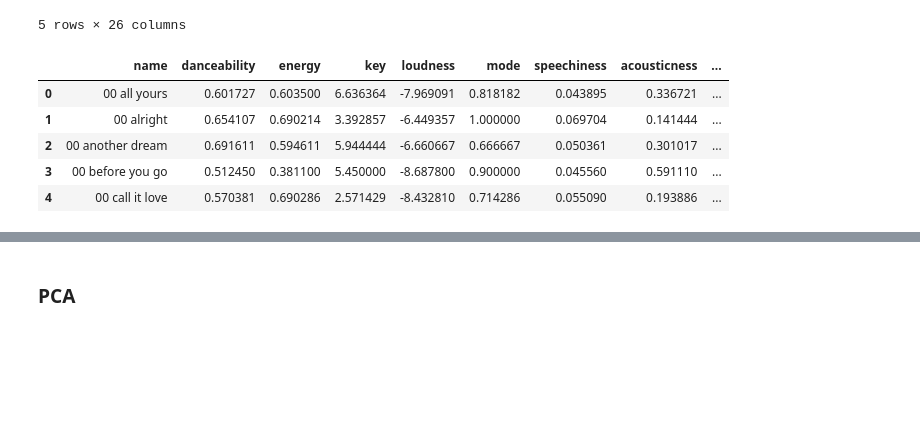
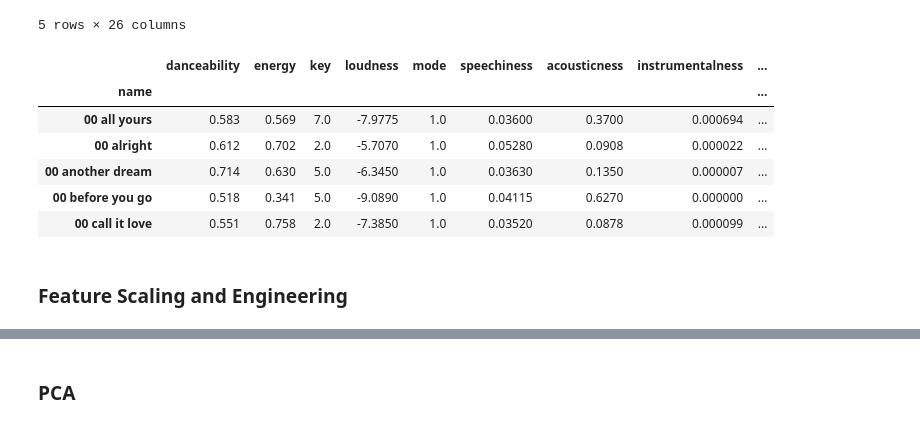
Before and after one commit to nightrainlily/turntable, a Jupyter notebook: main.ipynb, the cells around one changed output, grey strips where cells are left out. Drawn from its saved outputs; the diff is of its cells as text; code cells hidden in the pictures; blank space fills up the shorter version.

```diff
--- a/main.ipynb
+++ b/main.ipynb
@@ -246,12 +225,13 @@ songs_features.head()
 | 4 | 00 another dream | [0uQo0HbOwXdPRGlNyFqGKi, 3UY4s7F4... | [You Never Knew, Haircut, Touchin... | 538ZY5ILCTT6PxqytGgkYH | https://image-cdn-ak.spotifycdn.c... | (1HfsmNlg8xxhOr9N2i4Q0n, Touching... | Touching Yourself | 1HfsmNlg8xxhOr9N2i4Q0n | 0.714 | ... |
 5 rows × 26 columns
 # %%
-playlist_features = songs_features[['name', 'danceability', 'energy', 'key', 'loudness', 'mode', 'speechiness', 'acousticness', 'instrumentalness', 'liveness', 'valence', 'tempo']].groupby('name').mean().reset_index()
+playlist_features = songs_features[['name', 'danceability', 'energy', 'key', 'loudness', 'mode', 'speechiness', 'acousticness', 'instrumentalness', 'liveness', 'valence', 'tempo']].groupby('name').median()
 playlist_features.head()
 # %% [output]
-|  | name | danceability | energy | key | loudness | mode | speechiness | acousticness | ... |
-| 0 | 00 all yours | 0.601727 | 0.603500 | 6.636364 | -7.969091 | 0.818182 | 0.043895 | 0.336721 | ... |
-| 1 | 00 alright | 0.654107 | 0.690214 | 3.392857 | -6.449357 | 1.000000 | 0.069704 | 0.141444 | ... |
-| 2 | 00 another dream | 0.691611 | 0.594611 | 5.944444 | -6.660667 | 0.666667 | 0.050361 | 0.301017 | ... |
-| 3 | 00 before you go | 0.512450 | 0.381100 | 5.450000 | -8.687800 | 0.900000 | 0.045560 | 0.591110 | ... |
-| 4 | 00 call it love | 0.570381 | 0.690286 | 2.571429 | -8.432810 | 0.714286 | 0.055090 | 0.193886 | ... |
+|  | danceability | energy | key | loudness | mode | speechiness | acousticness | instrumentalness | ... |
+| name |  |  |  |  |  |  |  |  | ... |
+| 00 all yours | 0.583 | 0.569 | 7.0 | -7.9775 | 1.0 | 0.03600 | 0.3700 | 0.000694 | ... |
+| 00 alright | 0.612 | 0.702 | 2.0 | -5.7070 | 1.0 | 0.05280 | 0.0908 | 0.000022 | ... |
+| 00 another dream | 0.714 | 0.630 | 5.0 | -6.3450 | 1.0 | 0.03630 | 0.1350 | 0.000007 | ... |
+| 00 before you go | 0.518 | 0.341 | 5.0 | -9.0890 | 1.0 | 0.04115 | 0.6270 | 0.000000 | ... |
+| 00 call it love | 0.551 | 0.758 | 2.0 | -7.3850 | 1.0 | 0.03520 | 0.0878 | 0.000099 | ... |
@@ -267,0 +242,2 @@ features.to_pickle('cached_features')
+# %% [markdown]
+### Feature Scaling and Engineering
```
Also changed, not shown: parts of 25 cells of this notebook, 4 other files.
